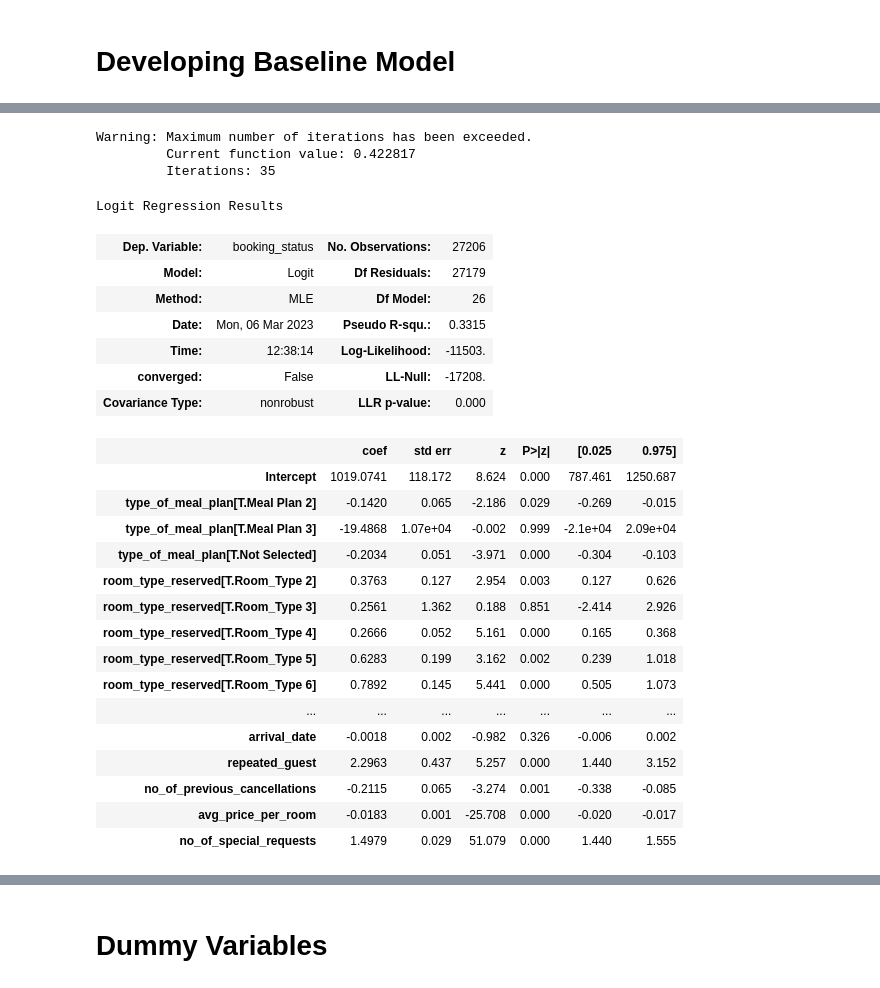
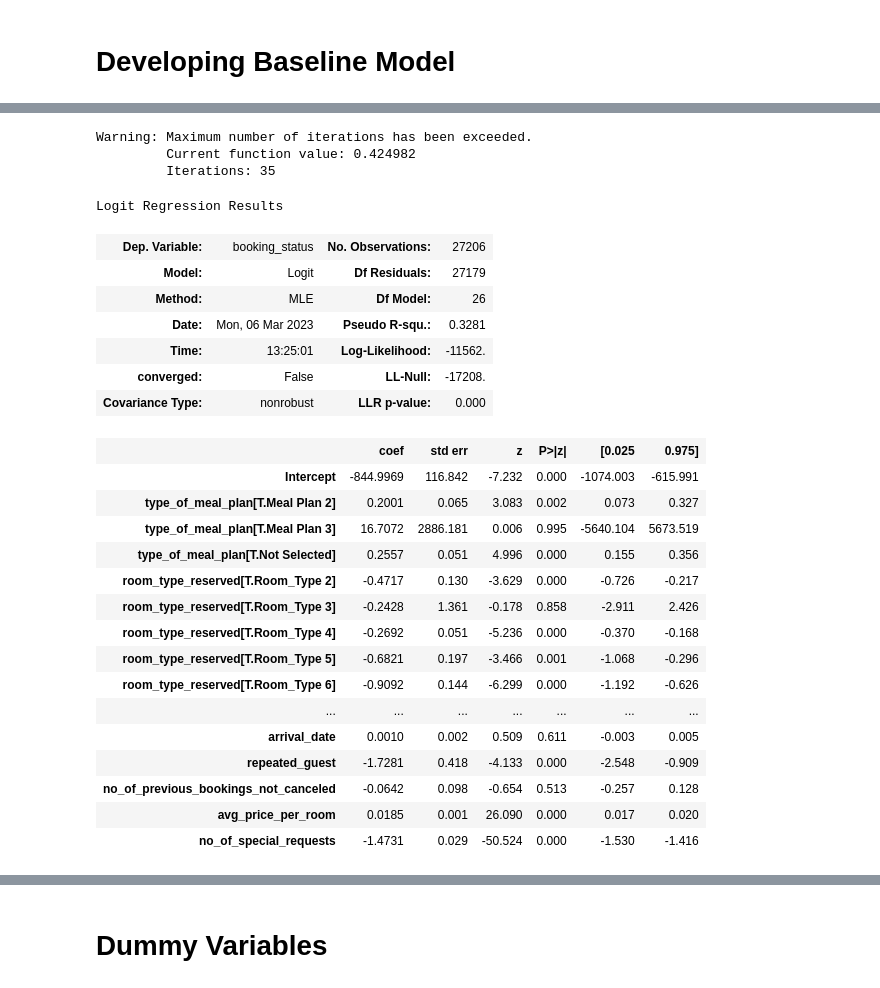
Before and after one commit to LinhNgaNguyen/STAT303-2-Project, a Jupyter notebook: Models - Autocorrelation.ipynb, the cells around one changed output, grey strips where cells are left out. Cells and saved outputs as stored; diff of their text form; code cells hidden in the pictures.

```diff
--- a/Models - Autocorrelation.ipynb
+++ b/Models - Autocorrelation.ipynb
@@ -57,38 +57,38 @@ train.head()
 # %%
 #Baseline model
 baseline_model = sm.logit('booking_status~no_of_adults+no_of_children+no_of_weekend_nights+no_of_week_nights+\
 type_of_meal_plan+required_car_parking_space+room_type_reserved+lead_time+arrival_year+\
-arrival_month+arrival_date+market_segment_type+repeated_guest+no_of_previous_cancellations+\
-no_of_previous_cancellations+avg_price_per_room+no_of_special_requests', data = train).fit()
+arrival_month+arrival_date+market_segment_type+repeated_guest+no_of_previous_bookings_not_canceled+\
+avg_price_per_room+no_of_special_requests', data = train).fit()
 baseline_model.summary()
 # %% [output]
 Warning: Maximum number of iterations has been exceeded.
-         Current function value: 0.422817
+         Current function value: 0.424982
          Iterations: 35
 Logit Regression Results
 | Dep. Variable: | booking_status | No. Observations: | 27206 |
 | Model: | Logit | Df Residuals: | 27179 |
 | Method: | MLE | Df Model: | 26 |
-| Date: | Mon, 06 Mar 2023 | Pseudo R-squ.: | 0.3315 |
-| Time: | 12:38:14 | Log-Likelihood: | -11503. |
+| Date: | Mon, 06 Mar 2023 | Pseudo R-squ.: | 0.3281 |
+| Time: | 13:25:01 | Log-Likelihood: | -11562. |
 | converged: | False | LL-Null: | -17208. |
 | Covariance Type: | nonrobust | LLR p-value: | 0.000 |
 |  | coef | std err | z | P>|z| | [0.025 | 0.975] |
-| Intercept | 1019.0741 | 118.172 | 8.624 | 0.000 | 787.461 | 1250.687 |
-| type_of_meal_plan[T.Meal Plan 2] | -0.1420 | 0.065 | -2.186 | 0.029 | -0.269 | -0.015 |
-| type_of_meal_plan[T.Meal Plan 3] | -19.4868 | 1.07e+04 | -0.002 | 0.999 | -2.1e+04 | 2.09e+04 |
-| type_of_meal_plan[T.Not Selected] | -0.2034 | 0.051 | -3.971 | 0.000 | -0.304 | -0.103 |
-| room_type_reserved[T.Room_Type 2] | 0.3763 | 0.127 | 2.954 | 0.003 | 0.127 | 0.626 |
-| room_type_reserved[T.Room_Type 3] | 0.2561 | 1.362 | 0.188 | 0.851 | -2.414 | 2.926 |
-| room_type_reserved[T.Room_Type 4] | 0.2666 | 0.052 | 5.161 | 0.000 | 0.165 | 0.368 |
-| room_type_reserved[T.Room_Type 5] | 0.6283 | 0.199 | 3.162 | 0.002 | 0.239 | 1.018 |
-| room_type_reserved[T.Room_Type 6] | 0.7892 | 0.145 | 5.441 | 0.000 | 0.505 | 1.073 |
+| Intercept | -844.9969 | 116.842 | -7.232 | 0.000 | -1074.003 | -615.991 |
+| type_of_meal_plan[T.Meal Plan 2] | 0.2001 | 0.065 | 3.083 | 0.002 | 0.073 | 0.327 |
+| type_of_meal_plan[T.Meal Plan 3] | 16.7072 | 2886.181 | 0.006 | 0.995 | -5640.104 | 5673.519 |
+| type_of_meal_plan[T.Not Selected] | 0.2557 | 0.051 | 4.996 | 0.000 | 0.155 | 0.356 |
+| room_type_reserved[T.Room_Type 2] | -0.4717 | 0.130 | -3.629 | 0.000 | -0.726 | -0.217 |
+| room_type_reserved[T.Room_Type 3] | -0.2428 | 1.361 | -0.178 | 0.858 | -2.911 | 2.426 |
+| room_type_reserved[T.Room_Type 4] | -0.2692 | 0.051 | -5.236 | 0.000 | -0.370 | -0.168 |
+| room_type_reserved[T.Room_Type 5] | -0.6821 | 0.197 | -3.466 | 0.001 | -1.068 | -0.296 |
+| room_type_reserved[T.Room_Type 6] | -0.9092 | 0.144 | -6.299 | 0.000 | -1.192 | -0.626 |
 | ... | ... | ... | ... | ... | ... | ... |
-| arrival_date | -0.0018 | 0.002 | -0.982 | 0.326 | -0.006 | 0.002 |
-| repeated_guest | 2.2963 | 0.437 | 5.257 | 0.000 | 1.440 | 3.152 |
-| no_of_previous_cancellations | -0.2115 | 0.065 | -3.274 | 0.001 | -0.338 | -0.085 |
-| avg_price_per_room | -0.0183 | 0.001 | -25.708 | 0.000 | -0.020 | -0.017 |
-| no_of_special_requests | 1.4979 | 0.029 | 51.079 | 0.000 | 1.440 | 1.555 |
+| arrival_date | 0.0010 | 0.002 | 0.509 | 0.611 | -0.003 | 0.005 |
+| repeated_guest | -1.7281 | 0.418 | -4.133 | 0.000 | -2.548 | -0.909 |
+| no_of_previous_bookings_not_canceled | -0.0642 | 0.098 | -0.654 | 0.513 | -0.257 | 0.128 |
+| avg_price_per_room | 0.0185 | 0.001 | 26.090 | 0.000 | 0.017 | 0.020 |
+| no_of_special_requests | -1.4731 | 0.029 | -50.524 | 0.000 | -1.530 | -1.416 |
 # %%
 #Function to compute confusion matrix and prediction accuracy on test/train data
 def confusion_matrix_data(data,actual_values,model,cutoff=0.5):
```
Also changed, not shown: parts of 24 cells of this notebook, 2 other files.
